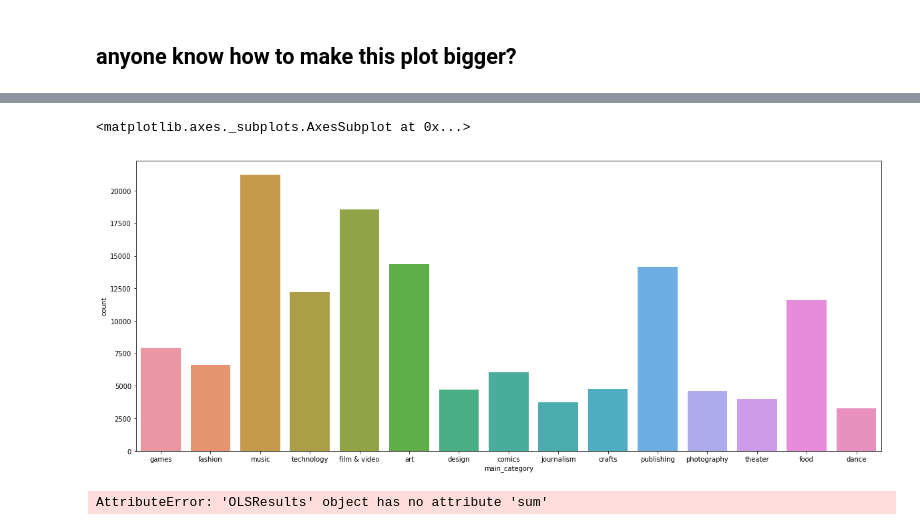
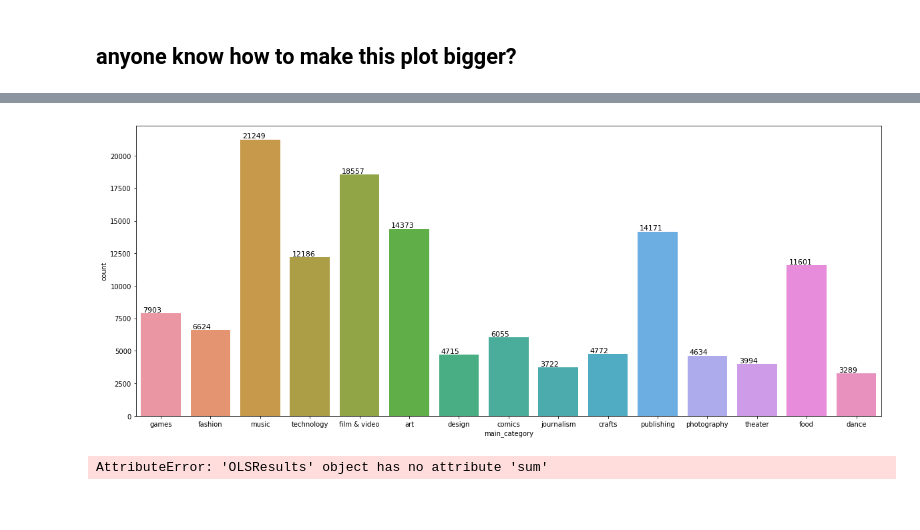
Before and after one commit to krandapus/Projects, a Jupyter notebook: FinalProject.ipynb, the cells around one changed output, grey strips where cells are left out. Cells and saved outputs as stored; diff of their text form; code cells hidden in the pictures.

```diff
--- a/FinalProject.ipynb
+++ b/FinalProject.ipynb
@@ -195,9 +195,13 @@ for i in ax.patches:
-# %%
-plt.figure(figsize=(20,8))
-sns.countplot(x='main_category',data=df_kickstarters)
-# %% [output]
-<matplotlib.axes._subplots.AxesSubplot at 0x...>
-[figure, removed]
+# %%
+plt.figure(figsize=(20,8))
+axPlt = sns.countplot(x='main_category',data=df_kickstarters)
+
+for i in axPlt.patches:
+    # get_x pulls left or right; get_height pushes up or down
+    axPlt.text(i.get_x()+.14, i.get_height()+100, \
+            str(round((i.get_height()), 2)), fontsize=11)
+# %% [output]
+[figure, added]
 # %%
 outcome,predictors = patsy.dmatrices('status ~ main_category',df_kickstarters)
 mod = sm.OLS(outcome,predictors)
```
Also changed, not shown: parts of 3 cells of this notebook.
